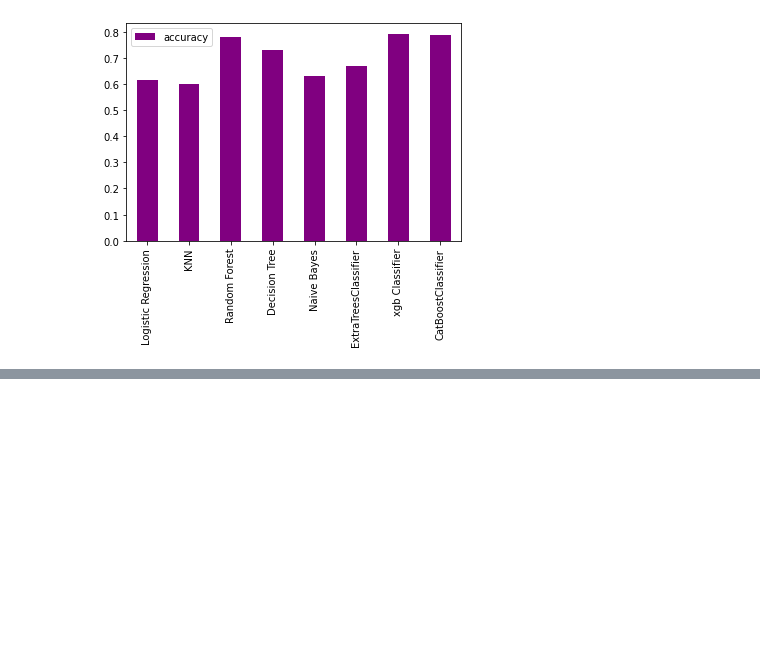
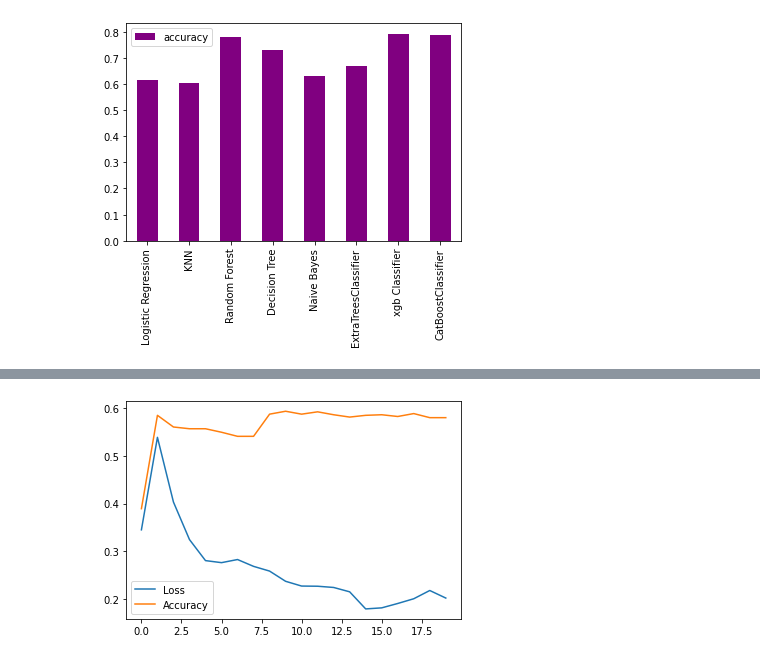
Before and after one commit to dan-mccarthy265/WaterProject, a Jupyter notebook: classifiers.ipynb, the cells around one changed output, grey strips where cells are left out. Saved outputs shown, nothing was run; the diff lists cells and outputs as text; code cells hidden in the pictures; blank space fills up the shorter version.

```diff
--- a/classifiers.ipynb
+++ b/classifiers.ipynb
@@ -220,0 +365,33 @@ plot_features(df.drop(['Potability'],axis=1).columns, model.feature_importances_
+# %%
+#forward loop
+losses = []
+accur = []
+
+#hyper parameters
+learning_rate = 0.01
+epochs = 1000
+# Model , Optimizer, Loss
+model = Net(input_shape=X_train.shape[1])
+optimizer = torch.optim.Adam(model.parameters(),lr=learning_rate) #Stochastic Gradient Descent, could be ADAM if we wanted
+loss_fn = nn.BCELoss() #binary cross entropy
+
+for i in range(epochs):
+    for j,(X_train,y_train) in enumerate(trainloader):
+        # print(X_train)
+        #calculate output
+        output = model(X_train)
+
+        #calculate loss
+        loss = loss_fn(output,y_train.reshape(-1,1))
+
+        #accuracy
+        predicted = model(torch.tensor(X_test,dtype=torch.float32))
+        acc = (predicted.reshape(-1).detach().numpy().round() == y_test).mean()
+        #backprop
+        optimizer.zero_grad()
+        loss.backward()
+        optimizer.step()
+    if i%50 == 0:
+        losses.append(loss.detach().numpy())
+        accur.append(acc)
+        print("epoch {}\tloss : {}\t accuracy : {}".format(i,loss,acc))
@@ -220,0 +419,8 @@ plot_features(df.drop(['Potability'],axis=1).columns, model.feature_importances_
+# %%
+x = np.linspace(0,1000,1)
+plt.plot(range(len(losses)), losses)
+plt.plot(range(len(accur)), accur)
+plt.legend(["Loss", "Accuracy"])
+plt.show()
+# %% [output]
+[figure, added]
```
Also changed, not shown: parts of 19 cells of this notebook.
